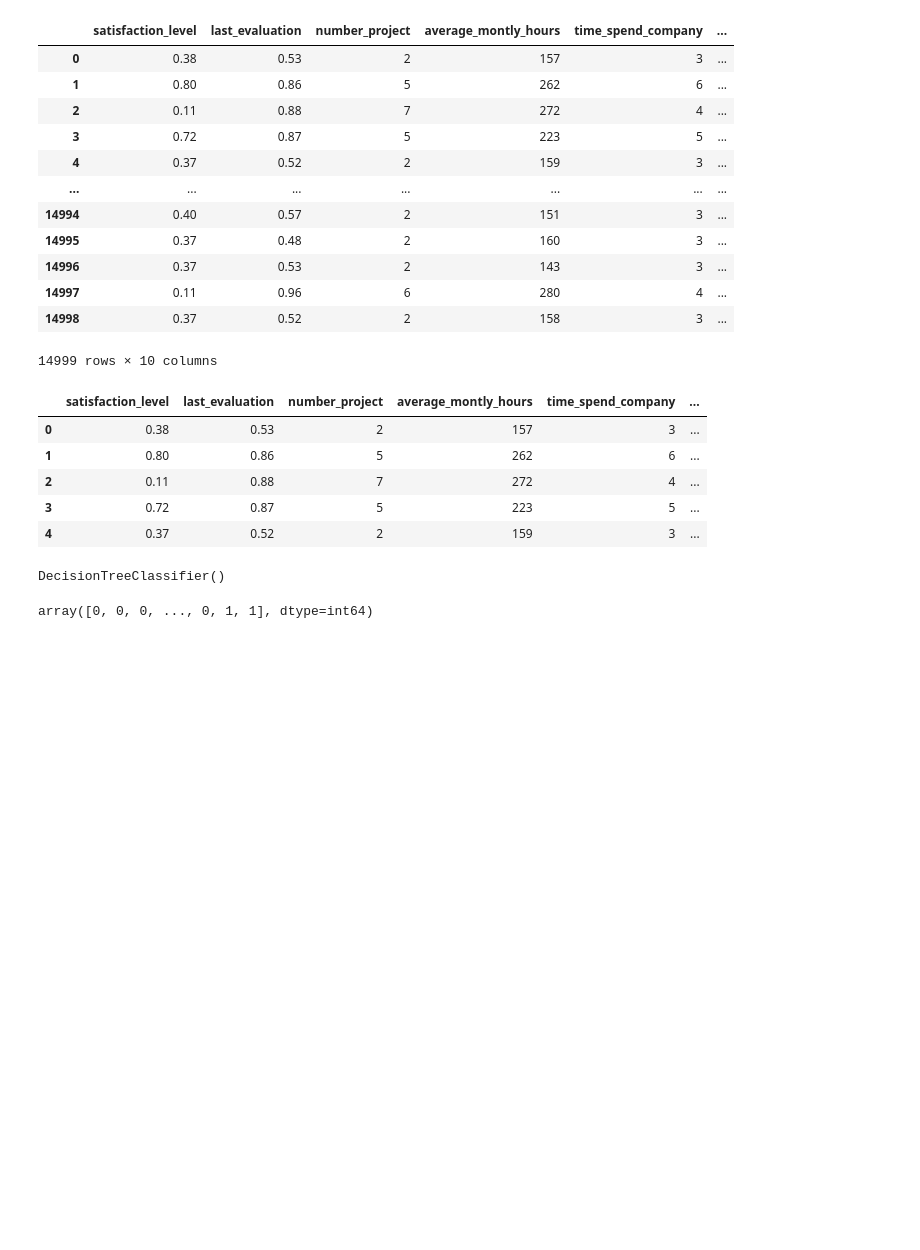
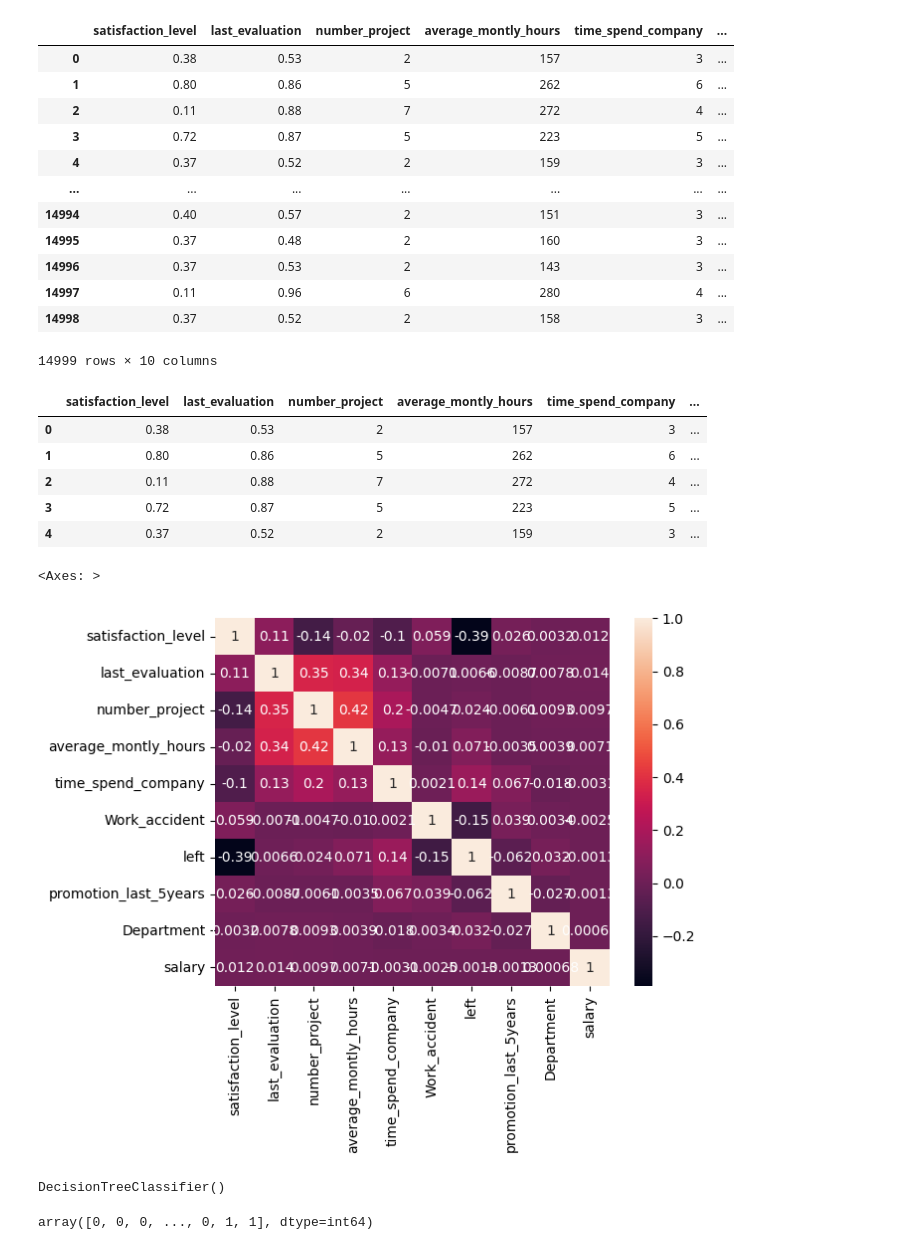
Before and after one commit to anisha-dsgit/HR_mlproject, a Jupyter notebook: HR_tuned.ipynb, the cells around one changed output. Drawn from its saved outputs; the diff is of its cells as text; code cells hidden in the pictures; blank space fills up the shorter version.

```diff
--- a/HR_tuned.ipynb
+++ b/HR_tuned.ipynb
@@ -95,6 +95,12 @@ X.head()
 | 2 | 0.11 | 0.88 | 7 | 272 | 4 | ... |
 | 3 | 0.72 | 0.87 | 5 | 223 | 5 | ... |
 | 4 | 0.37 | 0.52 | 2 | 159 | 3 | ... |
+# %%
+#Correlation analysis
+sns.heatmap(df_new.corr(),annot=True,fmt='.2g')
+# %% [output]
+<Axes: >
+[figure, added]
 # %%
 y= df_new['left']
 # %%
```
Also changed, not shown: 2 other files.
